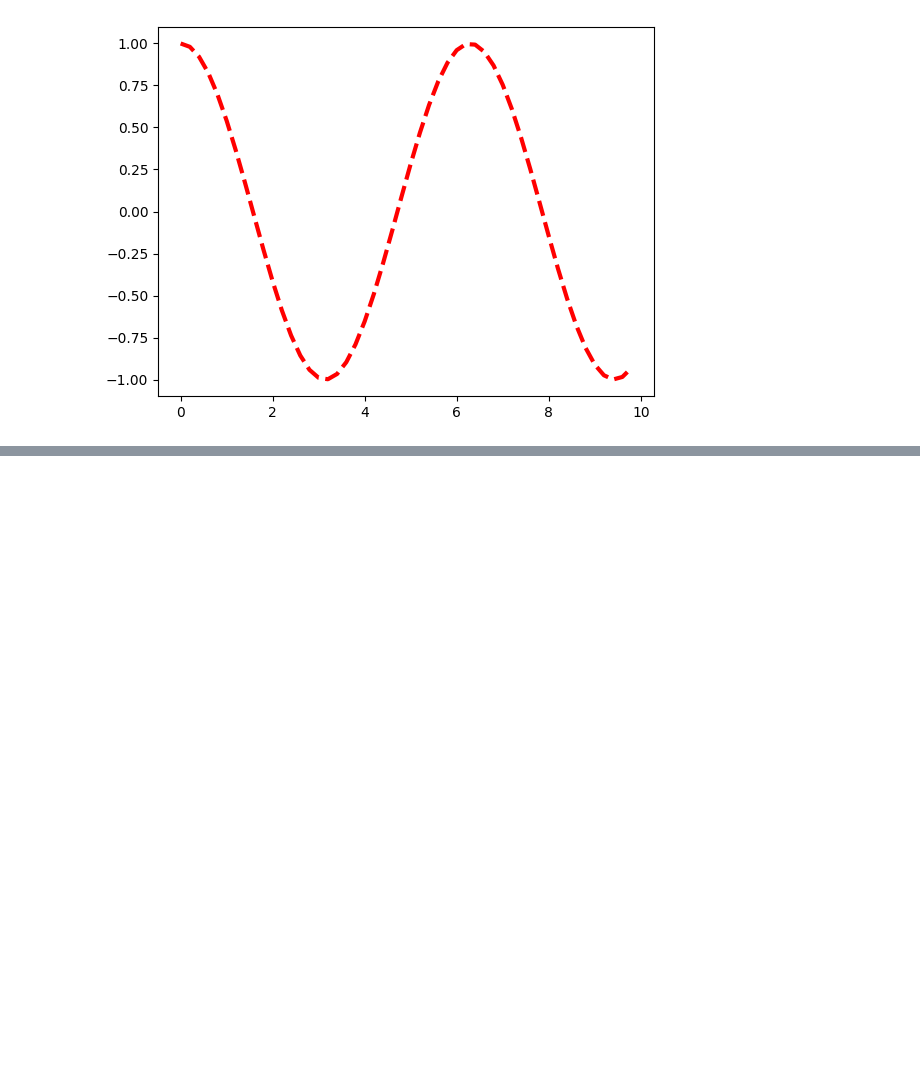
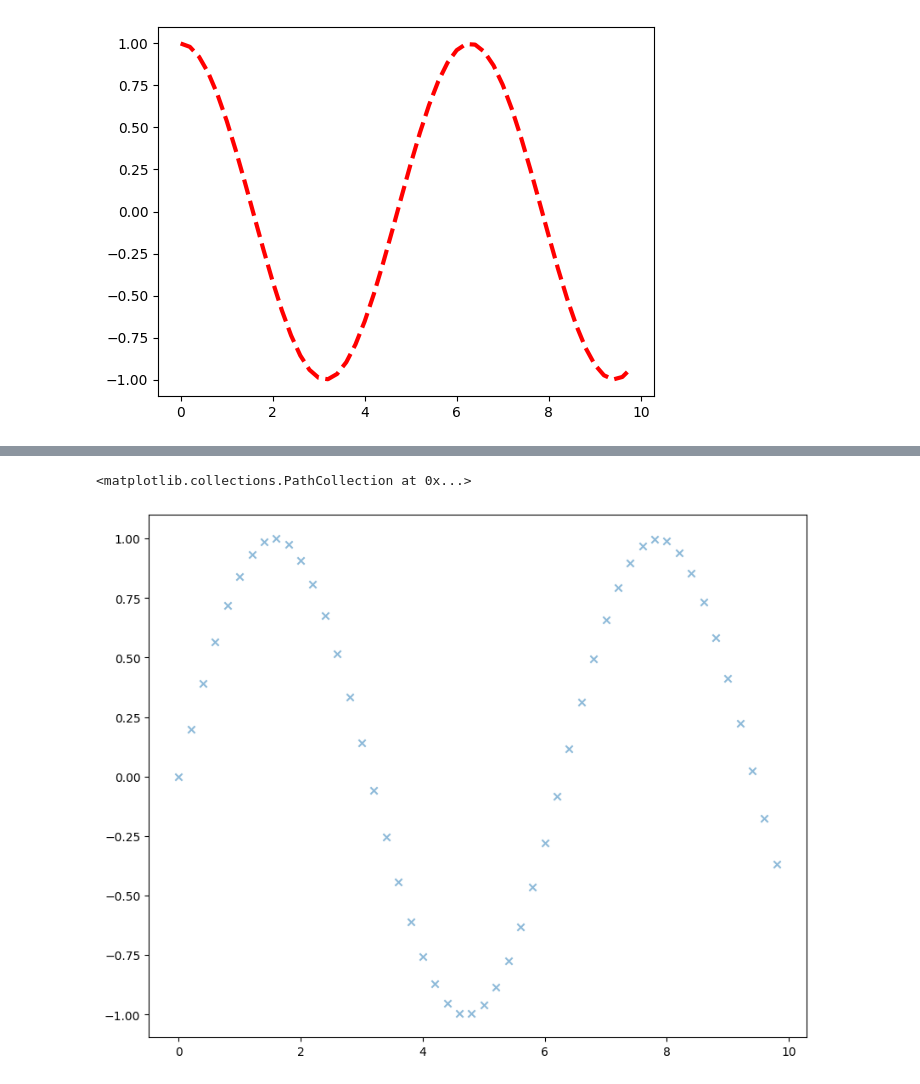
Before and after one commit to bmfatiur/Python-For-Beginners---OpenCV, a Jupyter notebook: 11 Matplotlib Fundamentals.ipynb, the cells around one changed output, grey strips where cells are left out. Saved outputs shown, nothing was run; the diff lists cells and outputs as text; code cells hidden in the pictures; blank space fills up the shorter version.

```diff
--- a/11 Matplotlib Fundamentals.ipynb
+++ b/11 Matplotlib Fundamentals.ipynb
@@ -64,0 +90,8 @@ NameError: name 'Files' is not defined
+# %%
+# Scatter Plot - using .scatter can be slower than plot. Use .scatter when you want to
+# tweek attribute
+fig, ax = plt.subplots(figsize=(10,8))
+ax.scatter(x, y, marker='x', alpha=0.5)
+# %% [output]
+<matplotlib.collections.PathCollection at 0x...>
+[figure, added]
```
Also changed, not shown: parts of 13 cells of this notebook, 1 other file.
